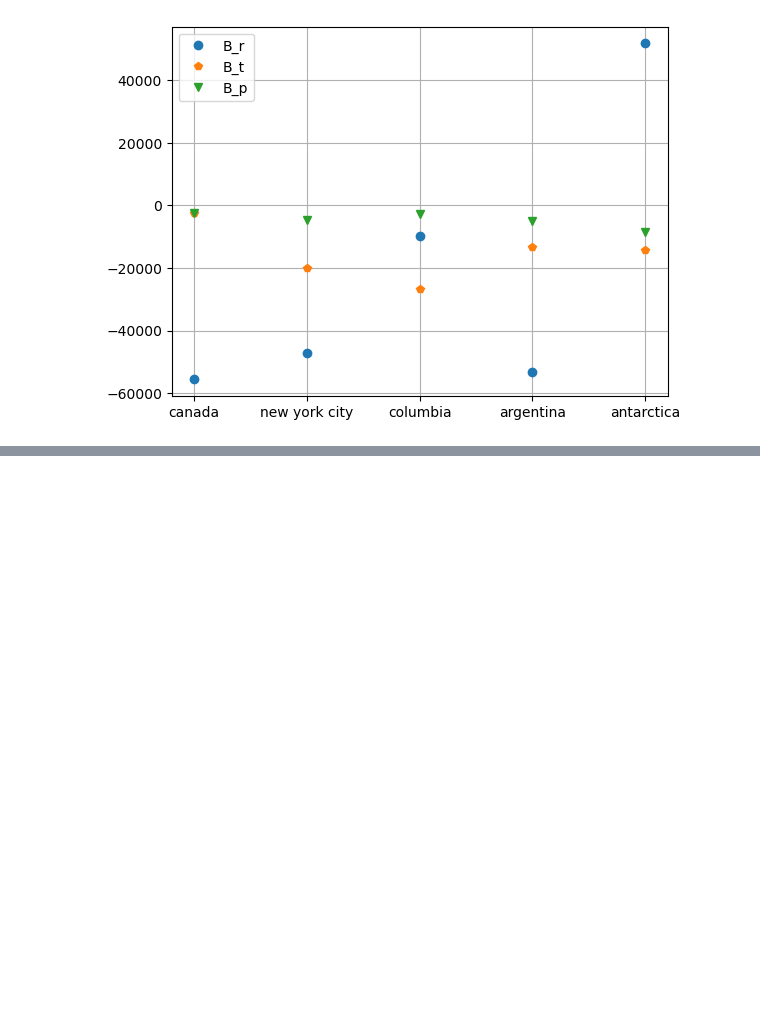
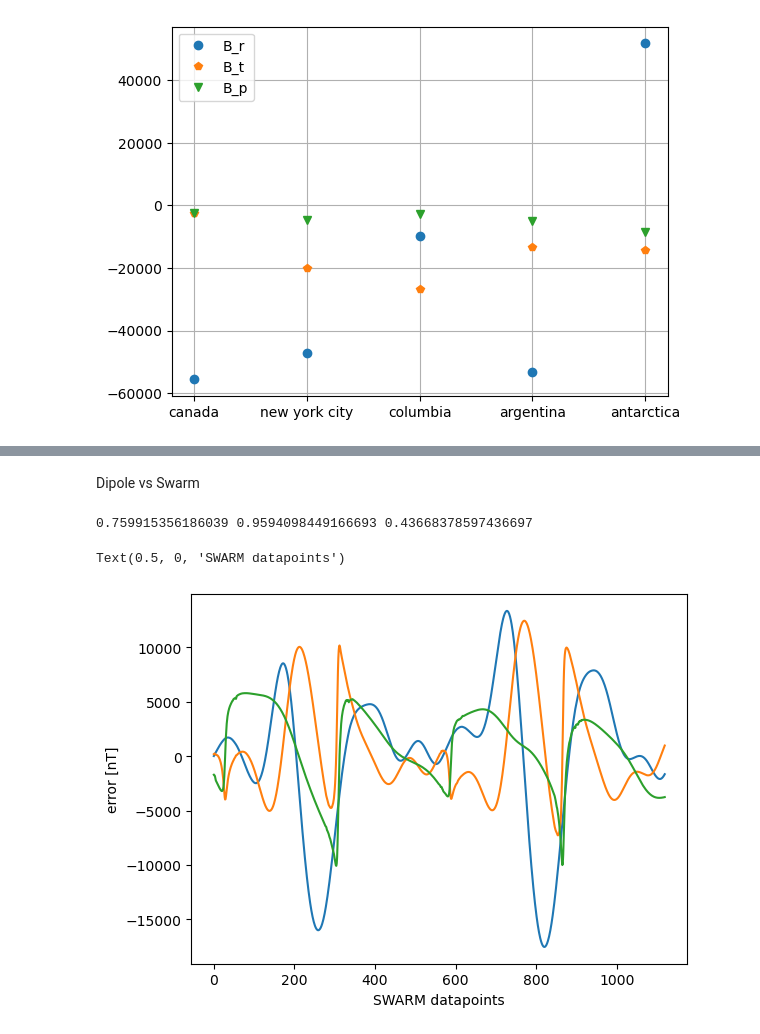
Before and after one commit to Bjorn-Bossow/Geo-opgave, a Jupyter notebook: GeoAss.ipynb, the cells around one changed output, grey strips where cells are left out. Saved outputs shown, nothing was run; the diff lists cells and outputs as text; code cells hidden in the pictures; blank space fills up the shorter version.

```diff
--- a/GeoAss.ipynb
+++ b/GeoAss.ipynb
@@ -97,0 +151,24 @@ plt.legend(["B_r", "B_t", "B_p"])
+# %% [markdown]
+Dipole vs Swarm
+# %%
+B_theta = np.array(B_theta)*1E9
+B_radius = np.array(B_radius)*1E9
+B_phi = np.array(B_phi)*1E9
+# %%
+print(R_squared(SB_t, B_theta), R_squared(SB_r, B_radius),R_squared(SB_p, B_phi))
+# %% [output]
+0.759915356186039 0.9594098449166693 0.43668378597436697
+# %%
+Br_error = swarm.Br - B_radius
+Bt_error = swarm.Bt - B_theta
+Bp_error = swarm.Bp - B_phi
+
+plt.figure()
+plt.plot(Br_error)
+plt.plot(Bt_error)
+plt.plot(Bp_error)
+plt.ylabel('error [nT]')
+plt.xlabel('SWARM datapoints')
+# %% [output]
+Text(0.5, 0, 'SWARM datapoints')
+[figure, added]
```
Also changed, not shown: parts of 11 cells of this notebook.
